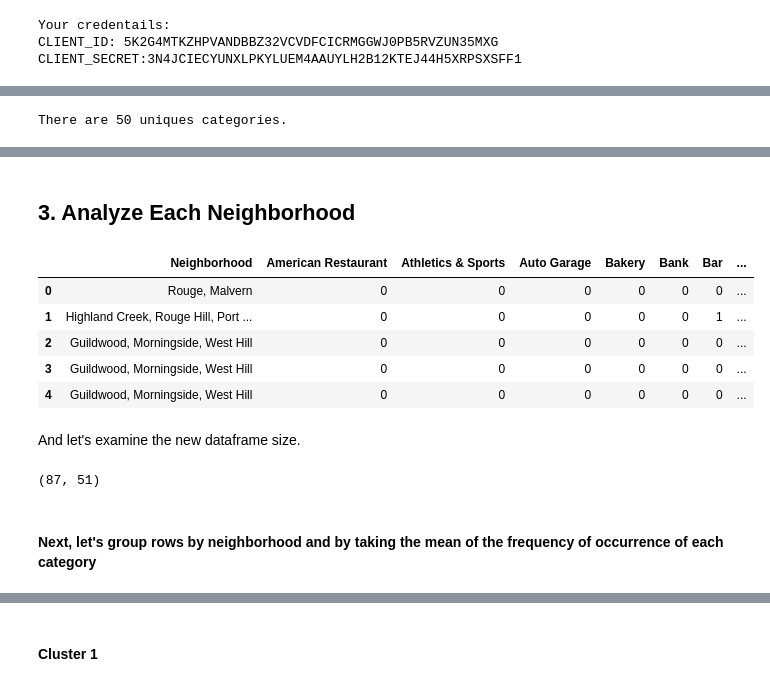
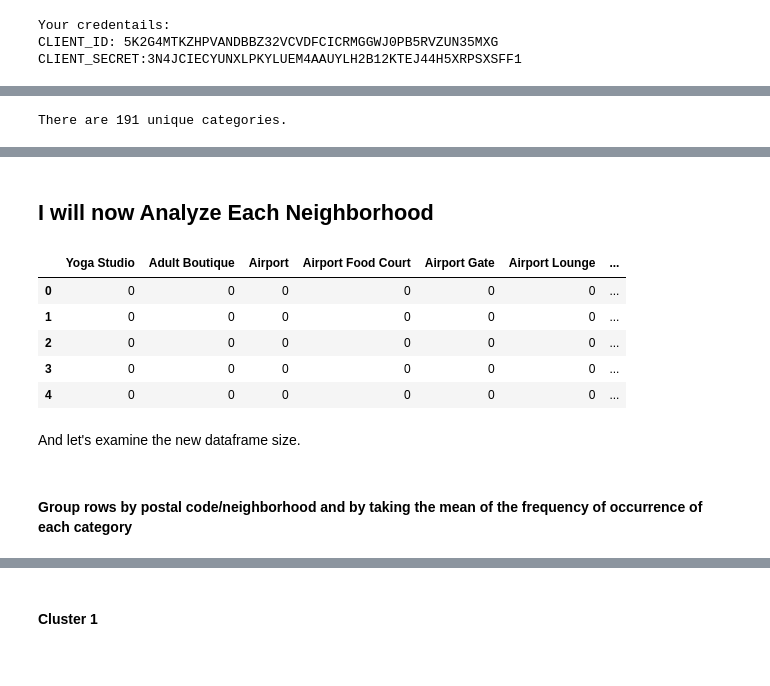
Before and after one commit to catfss/CapstoneProject, a Jupyter notebook: Part3_SegmentingClusteringNeighborhoods.ipynb, the cells around one changed output, grey strips where cells are left out. Cells and saved outputs as stored; diff of their text form; code cells hidden in the pictures.

```diff
--- a/Part3_SegmentingClusteringNeighborhoods.ipynb
+++ b/Part3_SegmentingClusteringNeighborhoods.ipynb
@@ -184,9 +150,9 @@ As we did with all of Toronto, let's visualize Scarborough with its neighborhood
 # %%
 # create map of Manhattan using latitude and longitude values
-map_scarborough = folium.Map(location=[latitude, longitude], zoom_start=11)
+torontoMap = folium.Map(location=[latitude, longitude], zoom_start=11)
 
 # add markers to map
-for lat, lng, label in zip(scarboroughData['Latitude'], scarboroughData['Longitude'], scarboroughData['Neighborhood']):
+for lat, lng, label in zip(torontoData['Latitude'], torontoData['Longitude'], torontoData['Neighborhood']):
     label = folium.Popup(label, parse_html=True)
     folium.CircleMarker(
         [lat, lng],
@@ -196,8 +162,8 @@ for lat, lng, label in zip(scarboroughData['Latitude'], scarboroughData['Longitu
         fill=True,
         fill_color='#3186cc',
         fill_opacity=0.7,
-        parse_html=False).add_to(map_scarborough)
+        parse_html=False).add_to(torontoMap)
 
-map_scarborough
+torontoMap
 # %% [output]
 [interactive output not drawn]
@@ -264,3 +183,0 @@ Send the GET request and examine the resutls
-# %%
-results = requests.get(url).json()
-results
@@ -301,16 +183,0 @@ Now we are ready to clean the json and structure it into a *pandas* dataframe.
-# %%
-venues = results['response']['groups'][0]['items']
-
-nearby_venues = json_normalize(venues) # flatten JSON
-
-# filter columns
-filtered_columns = ['venue.name', 'venue.categories', 'venue.location.lat', 'venue.location.lng']
-nearby_venues =nearby_venues.loc[:, filtered_columns]
-
-# filter the category for each row
-nearby_venues['venue.categories'] = nearby_venues.apply(get_category_type, axis=1)
-
-# clean columns
-nearby_venues.columns = [col.split(".")[-1] for col in nearby_venues.columns]
-
-nearby_venues.head()
@@ -375,6 +234,6 @@ def getNearbyVenues(names, latitudes, longitudes, radius=500):
 # %%
-scarborough_venues = getNearbyVenues(names=scarboroughData['Neighborhood'],
-                                   latitudes=scarboroughData['Latitude'],
-                                   longitudes=scarboroughData['Longitude']
+toronto_venues = getNearbyVenues(names=torontoData['PostalCode'],
+                                   latitudes= torontoData['Latitude'],
+                                   longitudes= torontoData['Longitude']
                                   )
 # %% [output]
@@ -436,36 +295,32 @@ scarborough_venues.groupby('Neighborhood').count()
 # %%
-print('There are {} unique categories.'.format(len(scarborough_venues['Venue Category'].unique())))
+print('There are {} unique categories.'.format(len(toronto_venues['Venue Category'].unique())))
 # %% [output]
-There are 50 uniques categories.
+There are 191 unique categories.
 # %% [markdown]
 <a id='item3'></a>
 # %% [markdown]
-## 3. Analyze Each Neighborhood
+## I will now Analyze Each Neighborhood
 # %%
 # one hot encoding
-scarborough_onehot = pd.get_dummies(scarborough_venues[['Venue Category']], prefix="", prefix_sep="")
+toronto_onehot = pd.get_dummies(toronto_venues[['Venue Category']], prefix="", prefix_sep="")
 
 # add neighborhood column back to dataframe
-scarborough_onehot['Neighborhood'] = scarborough_venues['Neighborhood']
+toronto_onehot['Neighborhood'] = toronto_venues['Neighborhood']
 
 # move neighborhood column to the first column
-fixed_columns = [scarborough_onehot.columns[-1]] + list(scarborough_onehot.columns[:-1])
-scarborough_onehot = scarborough_onehot[fixed_columns]
+fixed_columns = [toronto_onehot.columns[-1]] + list(toronto_onehot.columns[:-1])
+toronto_onehot = toronto_onehot[fixed_columns]
 
-scarborough_onehot.head()
+toronto_onehot.head()
 # %% [output]
-|  | Neighborhood | American Restaurant | Athletics & Sports | Auto Garage | Bakery | Bank | Bar | ... |
-| 0 | Rouge, Malvern | 0 | 0 | 0 | 0 | 0 | 0 | ... |
-| 1 | Highland Creek, Rouge Hill, Port ... | 0 | 0 | 0 | 0 | 0 | 1 | ... |
-| 2 | Guildwood, Morningside, West Hill | 0 | 0 | 0 | 0 | 0 | 0 | ... |
-| 3 | Guildwood, Morningside, West Hill | 0 | 0 | 0 | 0 | 0 | 0 | ... |
-| 4 | Guildwood, Morningside, West Hill | 0 | 0 | 0 | 0 | 0 | 0 | ... |
+|  | Yoga Studio | Adult Boutique | Airport | Airport Food Court | Airport Gate | Airport Lounge | ... |
+| 0 | 0 | 0 | 0 | 0 | 0 | 0 | ... |
+| 1 | 0 | 0 | 0 | 0 | 0 | 0 | ... |
+| 2 | 0 | 0 | 0 | 0 | 0 | 0 | ... |
+| 3 | 0 | 0 | 0 | 0 | 0 | 0 | ... |
+| 4 | 0 | 0 | 0 | 0 | 0 | 0 | ... |
 # %% [markdown]
 And let's examine the new dataframe size.
-# %%
-scarborough_onehot.shape
-# %% [output]
-(87, 51)
 # %% [markdown]
-#### Next, let's group rows by neighborhood and by taking the mean of the frequency of occurrence of each category
+#### Group rows by postal code/neighborhood and by taking the mean of the frequency of occurrence of each category
 # %%
```
Also changed, not shown: parts of 94 cells of this notebook.
